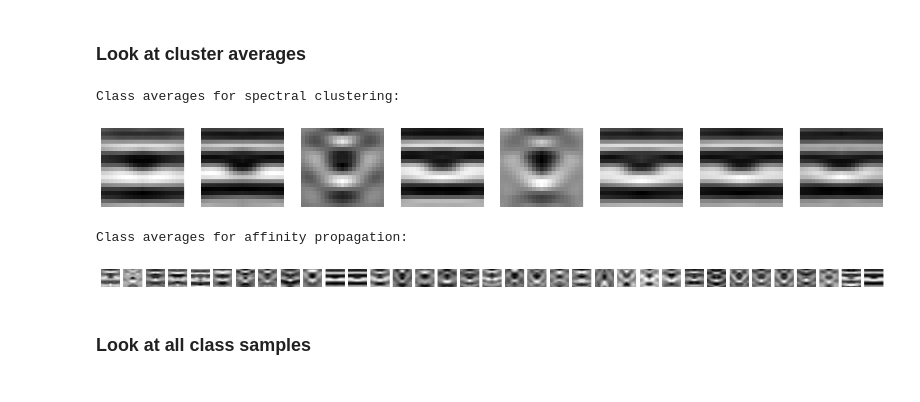
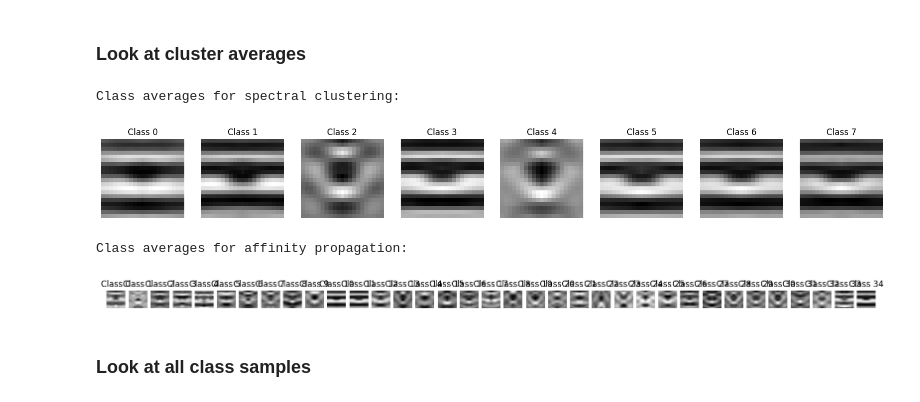
Before and after one commit to cellcanvas/surforama, a Jupyter notebook: examples/example_usecase_2D_averages.ipynb, the cells around one changed output. Cells and saved outputs as stored; diff of their text form; code cells hidden in the pictures.

```diff
--- a/examples/example_usecase_2D_averages.ipynb
+++ b/examples/example_usecase_2D_averages.ipynb
@@ -276,28 +100,33 @@ labels_affinity = cluster_averages(all_avgs, masks, method="affinity_propagation
 # %%
 def plot_class_averages(avgs, labels, mirror=False):
     plt.figure(figsize=(20, 5) )
+    num_classer_per_row = 7
+    num_classes = len(np.unique(labels))
+    num_rows = int(np.ceil(num_classes / num_classer_per_row))
+
     for class_nr in np.unique(labels):
         avgs = np.array(avgs)
         class_avg = np.mean(avgs[labels == class_nr], axis=0)
         plt.subplot(1, len(np.unique(labels)), class_nr + 1)
         if mirror:
             class_avg = np.concatenate((class_avg[:, -1:0:-1], class_avg), axis=1)
         plt.imshow(class_avg, cmap='gray')
         # plt.imshow(masks[0], cmap='gray', alpha=0.5)
         plt.axis('off')
+        plt.title(f"Class {class_nr}")
     plt.show()
 
 print("Class averages for spectral clustering:")
 plot_class_averages(all_avgs, labels_spectral, mirror=True)
 print("")
 print("")
 print("Class averages for affinity propagation:")
 plot_class_averages(all_avgs, labels_affinity, mirror=True)
 # %% [output]
 Class averages for spectral clustering:
-[figure, old version]
+[figure, new version]
 Class averages for affinity propagation:
-[figure, old version]
+[figure, new version]
 # %% [markdown]
 ### Look at all class samples
 # %%
```
Also changed, not shown: parts of 5 cells of this notebook.
